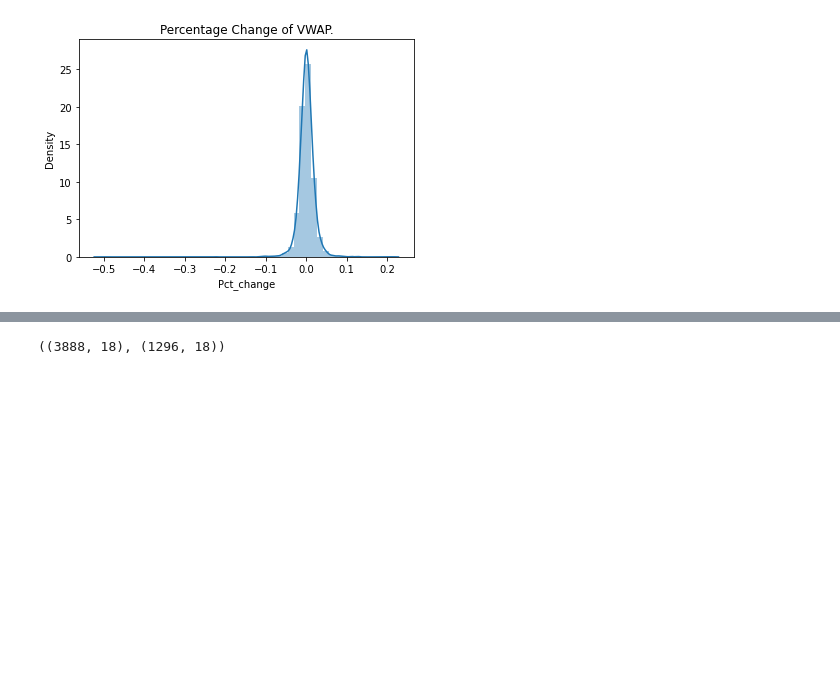
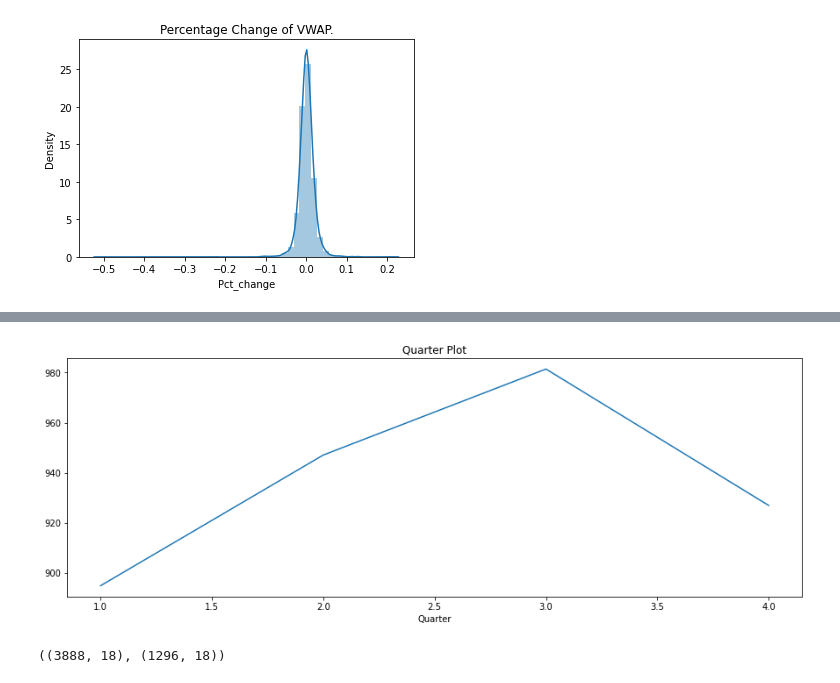
Before and after one commit to kartikbatra056/AllAboutTimeSeries, a Jupyter notebook: Baseline_and_EDA.ipynb, the cells around one changed output, grey strips where cells are left out. Saved outputs shown, nothing was run; the diff lists cells and outputs as text; code cells hidden in the pictures; blank space fills up the shorter version.

```diff
--- a/Baseline_and_EDA.ipynb
+++ b/Baseline_and_EDA.ipynb
@@ -162,5 +159,8 @@ interactive_plot(mean_month,title='Monthwise interactive plot')
 # %%
 df['Quarter']=df.index.quarter
 mean_Quarter=df.groupby(['Quarter']).median()['VWAP']
-interactive_plot(mean_Quarter,title='Quarter plot')
+plt.figure(figsize=(15,5))
+mean_Quarter.plot()
+plt.title('Quarter Plot')
+plt.show()
 # %% [output]
@@ -168,3 +167,4 @@ interactive_plot(mean_Quarter,title='Quarter plot')
+[figure, added]
 # %%
 train_df,test_df=df[:int(df.shape[0]*0.75)],df[-int(df.shape[0]*0.25):]
 train_df.shape,test_df.shape
```
Also changed, not shown: parts of 19 cells of this notebook.
